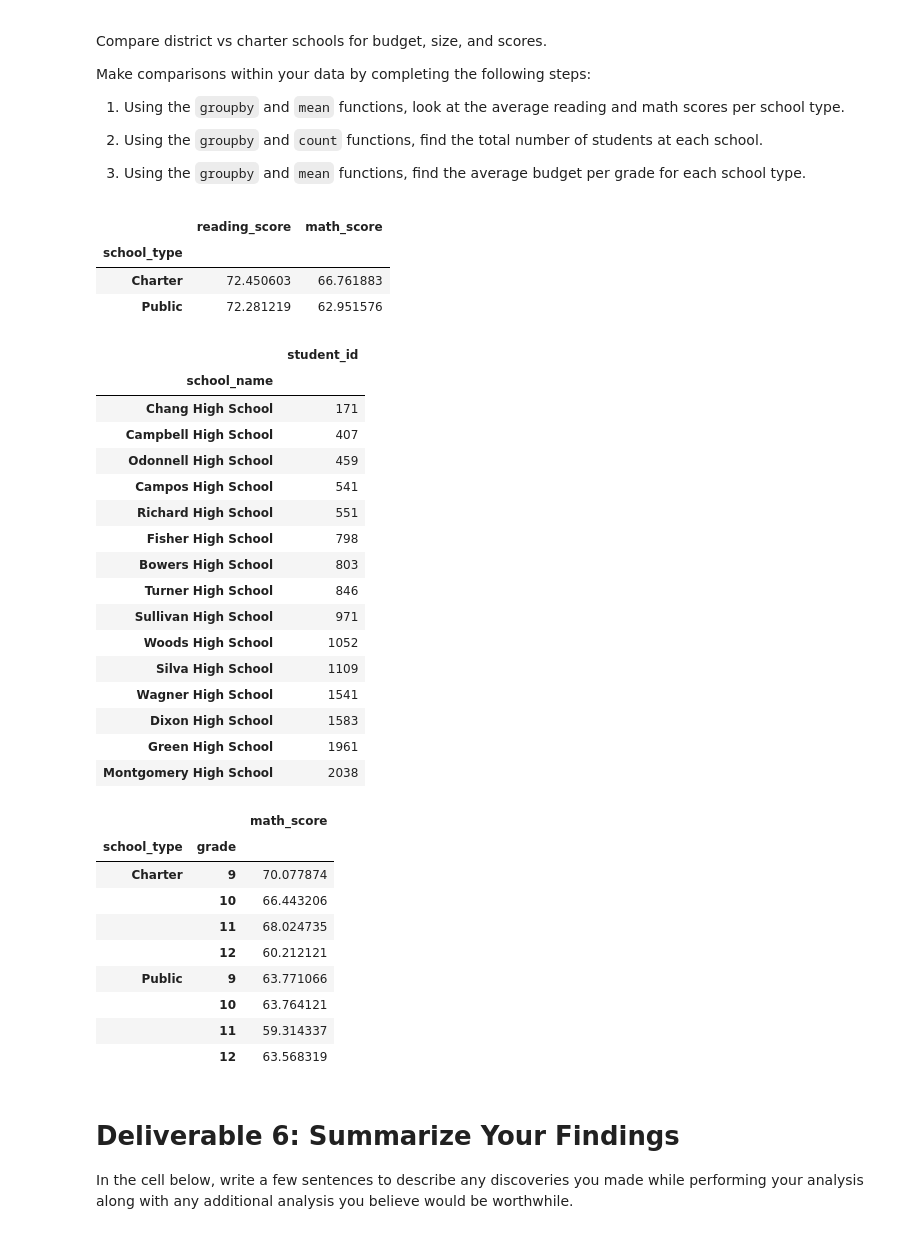
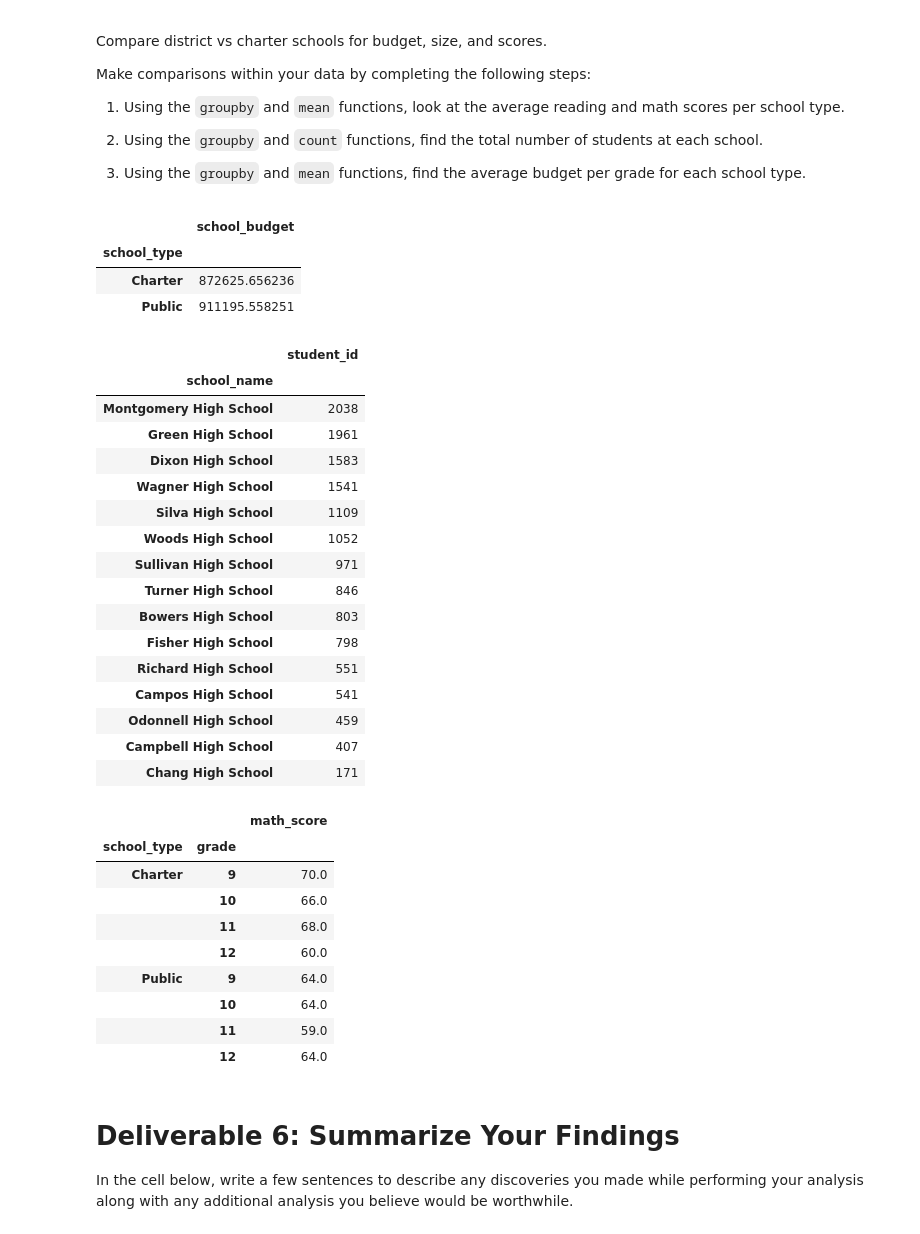
Before and after one commit to ecadorette/School_District_Analysis, a Jupyter notebook: Student_Data_Challenge_Starter_Code/Unsolved/Student_Data_Challenge_Starter_Code.ipynb, the cells around one changed output. Drawn from its saved outputs; the diff is of its cells as text; code cells hidden in the pictures.

```diff
--- a/Student_Data_Challenge_Starter_Code/Unsolved/Student_Data_Challenge_Starter_Code.ipynb
+++ b/Student_Data_Challenge_Starter_Code/Unsolved/Student_Data_Challenge_Starter_Code.ipynb
@@ -281,50 +284,52 @@ Make comparisons within your data by completing the following steps:
 2. Using the `groupby` and `mean` functions, find the average budget per grade for each school type.
 # %%
 # Use groupby and mean to find the average reading and math scores for each school type.
-reading_and_math = student_df.groupby(["school_type"])[["reading_score", "math_score"]].mean()
-reading_and_math
+reading_and_math = student_df.groupby(["school_type"]).mean()
+reading_and_math.loc[:,['school_budget']]
+#Just want to note that the pre-saved answer showed school_budget, and the above prompt asks for average
+#reading and math scores for school type. Followed the Module 4 Challenge verbiage and went with school_budget.
 # %% [output]
-|  | reading_score | math_score |
-| school_type |  |  |
-| Charter | 72.450603 | 66.761883 |
-| Public | 72.281219 | 62.951576 |
+|  | school_budget |
+| school_type |  |
+| Charter | 872625.656236 |
+| Public | 911195.558251 |
 # %%
 # Use the `groupby`, `count`, and `sort_values` functions to find the
 # total number of students at each school and sort from most students to least students.
 school_group = student_df.groupby(["school_name"]).count()
-school_group.loc[:,['student_id']].sort_values("student_id",ascending='false')
+school_group.loc[:,['student_id']].sort_values("student_id",ascending=False)
 # %% [output]
 |  | student_id |
 | school_name |  |
+| Montgomery High School | 2038 |
+| Green High School | 1961 |
+| Dixon High School | 1583 |
+| Wagner High School | 1541 |
+| Silva High School | 1109 |
+| Woods High School | 1052 |
+| Sullivan High School | 971 |
+| Turner High School | 846 |
+| Bowers High School | 803 |
+| Fisher High School | 798 |
+| Richard High School | 551 |
+| Campos High School | 541 |
+| Odonnell High School | 459 |
+| Campbell High School | 407 |
 | Chang High School | 171 |
-| Campbell High School | 407 |
-| Odonnell High School | 459 |
-| Campos High School | 541 |
-| Richard High School | 551 |
-| Fisher High School | 798 |
-| Bowers High School | 803 |
-| Turner High School | 846 |
-| Sullivan High School | 971 |
-| Woods High School | 1052 |
-| Silva High School | 1109 |
-| Wagner High School | 1541 |
-| Dixon High School | 1583 |
-| Green High School | 1961 |
-| Montgomery High School | 2038 |
 # %%
-school_and_grade = student_df.groupby(['school_type','grade']).mean()
+school_and_grade = student_df.groupby(['school_type','grade']).mean().round()
 school_and_grade.loc[:,["math_score"]]
 # %% [output]
 |  |  | math_score |
 | school_type | grade |  |
-| Charter | 9 | 70.077874 |
-|  | 10 | 66.443206 |
-|  | 11 | 68.024735 |
-|  | 12 | 60.212121 |
-| Public | 9 | 63.771066 |
-|  | 10 | 63.764121 |
-|  | 11 | 59.314337 |
-|  | 12 | 63.568319 |
+| Charter | 9 | 70.0 |
+|  | 10 | 66.0 |
+|  | 11 | 68.0 |
+|  | 12 | 60.0 |
+| Public | 9 | 64.0 |
+|  | 10 | 64.0 |
+|  | 11 | 59.0 |
+|  | 12 | 64.0 |
 # %% [markdown]
 # Deliverable 6: Summarize Your Findings
 In the cell below, write a few sentences to describe any discoveries you made while performing your analysis along with any additional analysis you believe would be worthwhile.
```
Also changed, not shown: parts of 2 cells of this notebook.
